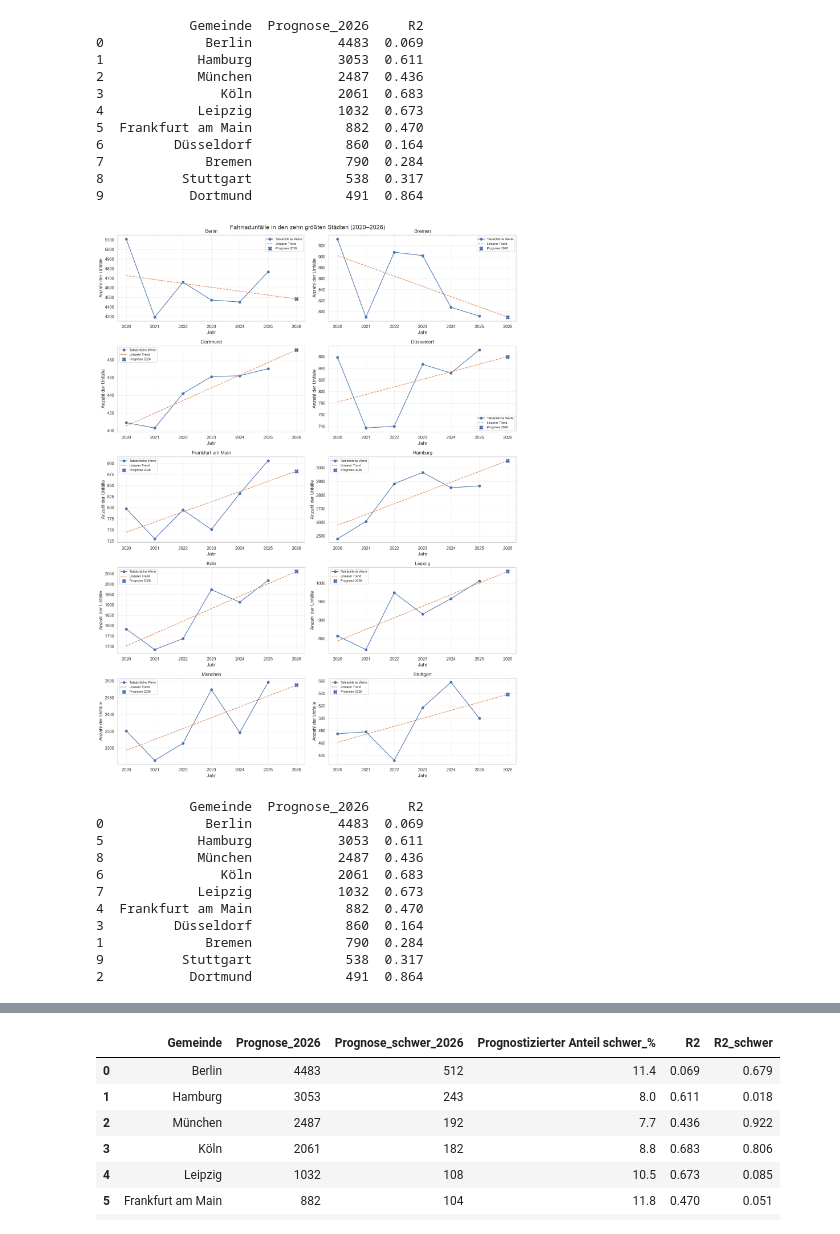
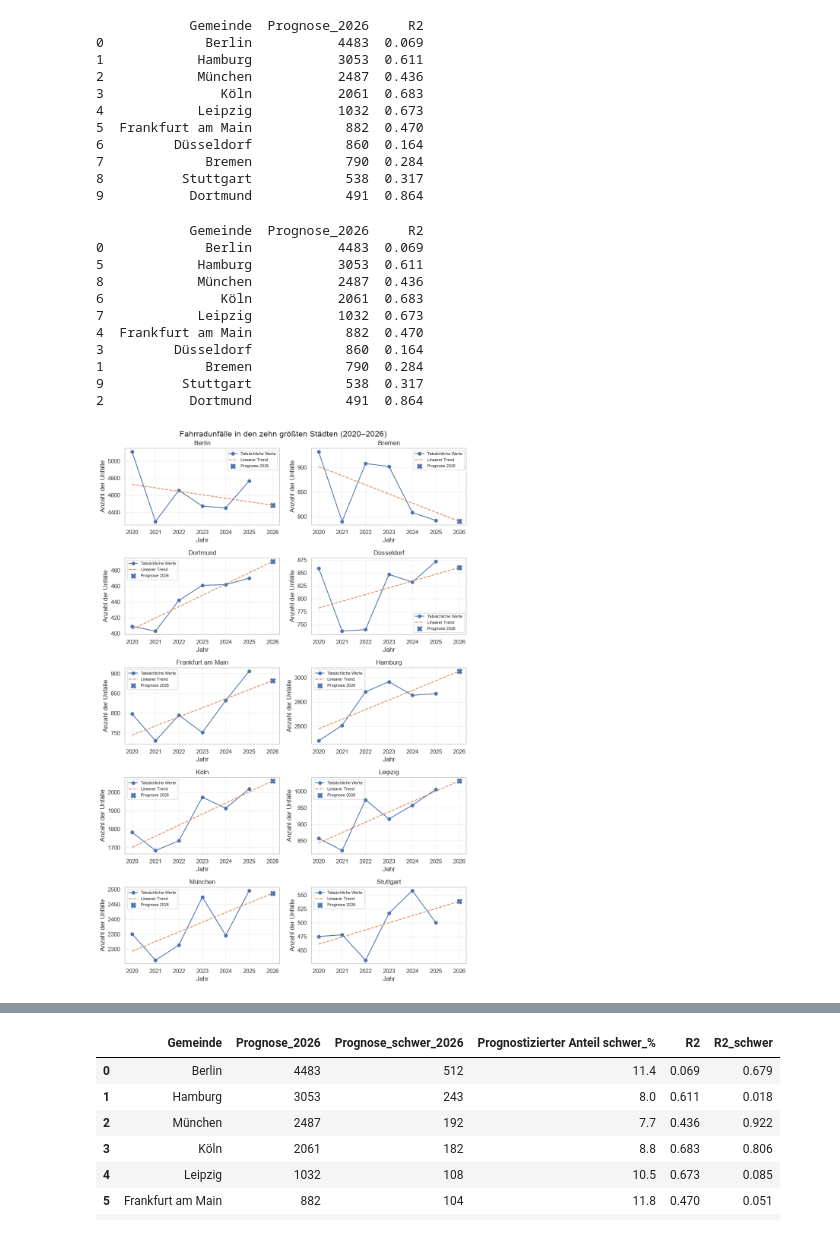
Before and after one commit to RogovaNatalia/Unfallorte_Projekt, a Jupyter notebook: analyse.ipynb, the cells around one changed output, grey strips where cells are left out. Saved outputs shown, nothing was run; the diff lists cells and outputs as text; code cells hidden in the pictures.

```diff
--- a/analyse.ipynb
+++ b/analyse.ipynb
@@ -16,9 +26,14 @@ files = [
 
 frames = []
 for f in files:
-    d = pd.read_csv(f, sep=";", decimal=",")
+    d = pd.read_csv(f, sep=";", decimal=",", dtype={"UIDENTSTLAE": str})
     d = d.rename(columns={"IstStrassenzustand": "STRZUSTAND"})   # ab 2021 anders benannt
     d = d.drop(columns=["OBJECTID", "OID_", "UIDENTSTLAE", "PLST"], errors="ignore")
     frames.append(d)
 
 df = pd.concat(frames, ignore_index=True)
+
+# Kontrolle: Haben alle Jahrgänge dieselben Spalten?
+for f, d in zip(files, frames):
+    abweichung = set(frames[0].columns) ^ set(d.columns)
+    print(f, "OK" if not abweichung else abweichung)
@@ -117,12 +139,18 @@ df_rad["kreis_key"] = df_rad["kreis_key"].mask(df_rad["ULAND"] == 11, "11000")
 df_rad["kreis_key"] = df_rad["kreis_key"].mask(df_rad["ULAND"] == 2, "02000")
 df_rad["Landkreis"] = df_rad["kreis_key"].map(kreis_namen)
 
+# Eisenach (16056) ist seit Juli 2021 Teil des Wartburgkreises (16063)
+eisenach = df_rad["kreis_key"] == "16056"
+df_rad.loc[eisenach, "kreis_key"] = "16063"
+df_rad["Landkreis"] = df_rad["kreis_key"].map(kreis_namen)
+
 # Schlüssel für Gemeinden
 df_rad["gemeinde_key"] = (
     df_rad["kreis_key"] + df_rad["UGEMEINDE"].astype(str).str.zfill(3)
 )
 df_rad.loc[df_rad["ULAND"] == 11, "gemeinde_key"] = "11000000"
 df_rad.loc[df_rad["ULAND"] == 2, "gemeinde_key"] = "02000000"
+df_rad.loc[eisenach, "gemeinde_key"] = "16063105"   # Eisenach, Stadt (neuer Schlüssel)
 df_rad["Gemeinde"] = df_rad["gemeinde_key"].map(gemeinde_namen)
 
 print("Schwere Unfälle:", int(df_rad["schwer"].sum()), "von", len(df_rad))
@@ -1084,24 +1191,0 @@ Unfall durch ruhenden Verkehr            25400             5.1
-# %%
-werte = unfalltyp_analyse["Anzahl_Unfaelle"]
-fig, ax = plt.subplots(figsize=(10, 7))
-
-wedges, _, _ = ax.pie(
-    werte,
-    colors=plt.cm.tab10.colors[:len(werte)],
-    startangle=90,
-    counterclock=False,
-    autopct=lambda p: f"{p:.1f} %".replace(".", ",") if p >= 3 else "",
-    pctdistance=0.75,
-    wedgeprops={"edgecolor": "white"}
-)
-
-ax.legend(
-    wedges,
-    [f"{name}: {anzahl:,}".replace(",", ".") for name, anzahl in werte.items()],
-    title="Unfalltyp",
-    loc="center left",
-    bbox_to_anchor=(1, 0.5)
-)
-
-ax.set_title("Verteilung der Unfalltypen bei Fahrradunfällen")
-plt.tight_layout()
@@ -1203,10 +1285,10 @@ Jahre: [np.int64(2020), np.int64(2021), np.int64(2022), np.int64(2023), np.int64
 # 5.3: Unfallzahlen nach Stadt und Jahr berechnen
 # Alle Kombinationen aus zehn Städten und sechs Jahren berücksichtigen
 
-jahre = range(2020, 2026)
+jahre_plot = range(2020, 2026)
 
 vollstaendiger_index = pd.MultiIndex.from_product(
-    [top10_keys, jahre],
+    [top10_keys, jahre_plot],
     names=["gemeinde_key", "UJAHR"]
 )
 
@@ -1346,7 +1428,7 @@ print(prognosen_staedte)
 
 prognosen_alle = []
 
-fig, axes = plt.subplots(5, 2, figsize=(15, 20))
+fig, axes = plt.subplots(5, 2, figsize=(10, 15))
 axes = axes.flatten()
 
 for ax, (stadt, daten) in zip(
@@ -1372,46 +1454,45 @@ for ax, (stadt, daten) in zip(
         jahre["UJAHR"], werte,
         linestyle="--", label="Linearer Trend"
     )
     ax.scatter(
         [2026], [werte.iloc[-1]],
         marker="X", s=90, label="Prognose 2026"
     )
 
     ax.set_title(stadt)
     ax.set_xlabel("Jahr")
     ax.set_ylabel("Anzahl der Unfälle")
     ax.set_xticks(range(2020, 2027))
     ax.grid(True, alpha=0.3)
     ax.legend(fontsize=8)
 
     prognosen_alle.append({
         "Gemeinde": stadt,
         "Prognose_2026": round(werte.iloc[-1]),
         "R2": round(modell_stadt.rsquared, 3)
     })
 
 plt.suptitle(
     "Fahrradunfälle in den zehn größten Städten (2020–2026)",
     fontsize=15
 )
 plt.tight_layout()
-plt.show()
 
 prognosen_alle = pd.DataFrame(prognosen_alle)
 print(prognosen_alle.sort_values("Prognose_2026", ascending=False))
 # %% [output]
+            Gemeinde  Prognose_2026     R2
+0             Berlin           4483  0.069
+5            Hamburg           3053  0.611
+8            München           2487  0.436
+6               Köln           2061  0.683
+7            Leipzig           1032  0.673
+4  Frankfurt am Main            882  0.470
+3         Düsseldorf            860  0.164
+1             Bremen            790  0.284
+9          Stuttgart            538  0.317
+2           Dortmund            491  0.864
-[figure, old version]
+[figure, new version]
-            Gemeinde  Prognose_2026     R2
-0             Berlin           4483  0.069
-5            Hamburg           3053  0.611
-8            München           2487  0.436
-6               Köln           2061  0.683
-7            Leipzig           1032  0.673
-4  Frankfurt am Main            882  0.470
-3         Düsseldorf            860  0.164
-1             Bremen            790  0.284
-9          Stuttgart            538  0.317
-2           Dortmund            491  0.864
 # %%
 # 5.8: Schwere Fahrradunfälle für 2026 prognostizieren
 
```
Also changed, not shown: parts of 43 cells of this notebook.
